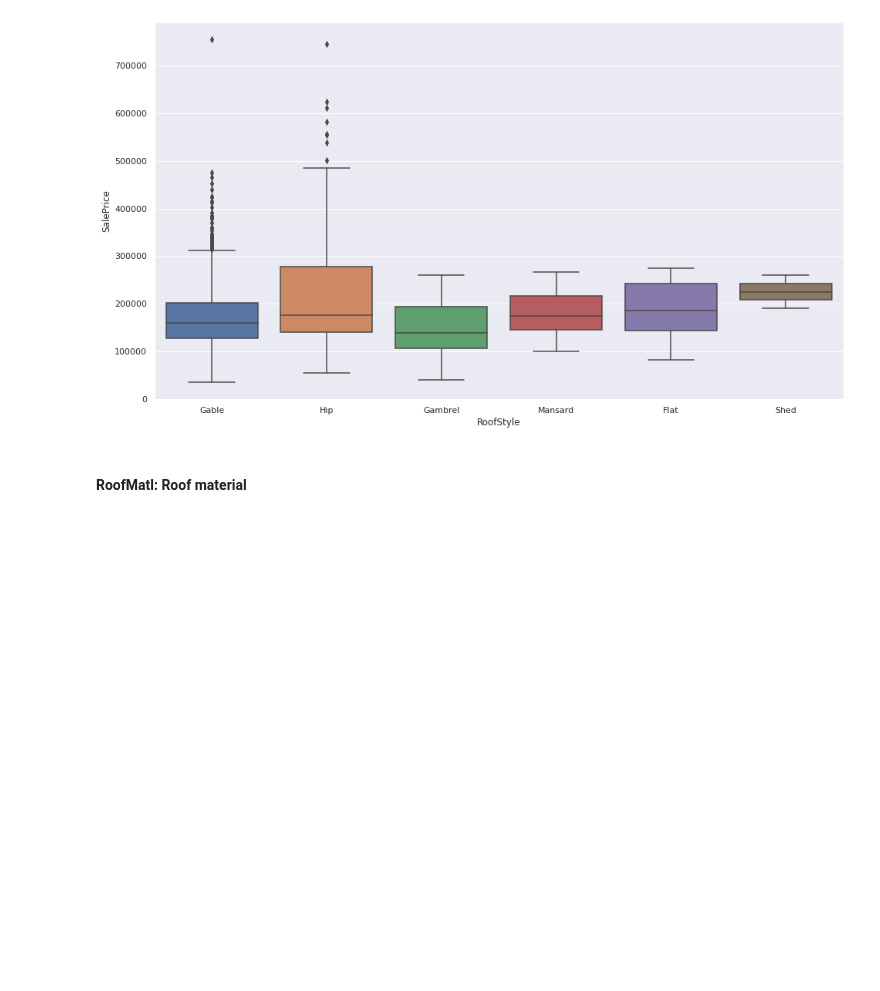
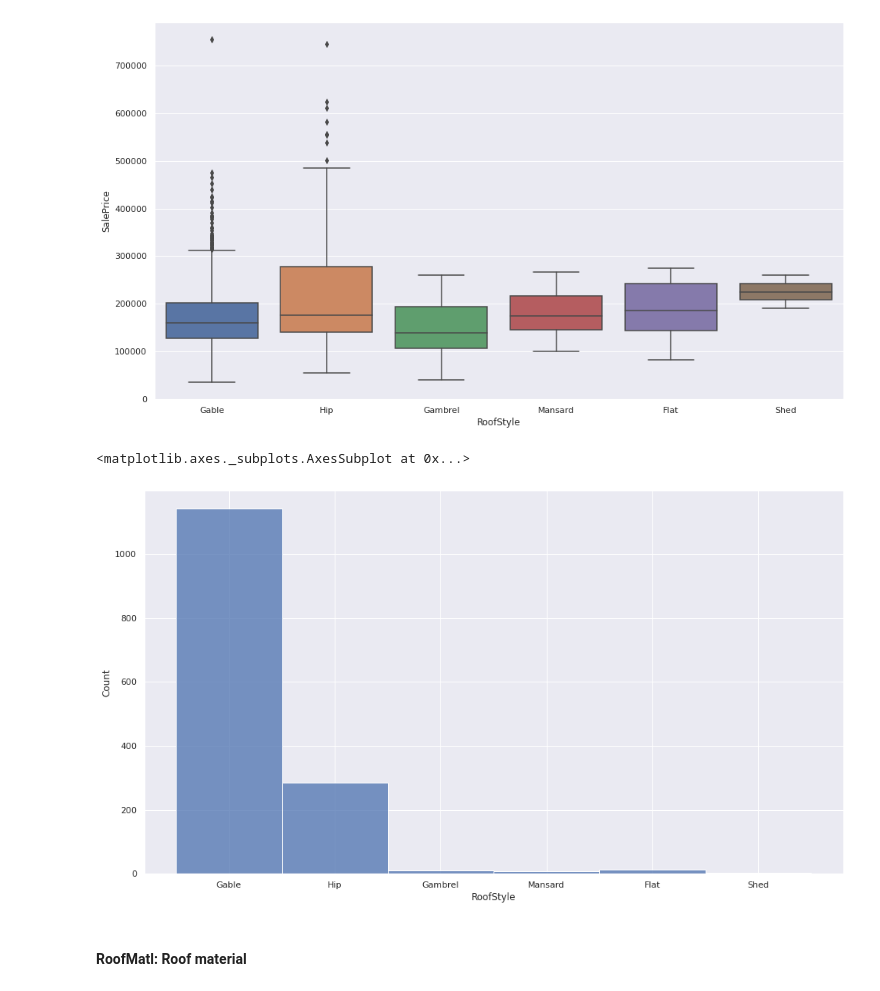
Before and after one commit to snaylix/House-prices-prediction, a Jupyter notebook: 2021-07-17_House-Prices_Prediction_01_EDA.ipynb, the cells around one changed output. Saved outputs shown, nothing was run; the diff lists cells and outputs as text; code cells hidden in the pictures; blank space fills up the shorter version.

Commit message:
[CED-008] Add more histplots

```diff
--- a/2021-07-17_House-Prices_Prediction_01_EDA.ipynb
+++ b/2021-07-17_House-Prices_Prediction_01_EDA.ipynb
@@ -533,6 +533,11 @@ create_plot('YearRemodAdd')
 create_plot('RoofStyle', 'boxplot')
 # %% [output]
 [figure]
+# %%
+sns.histplot(data=df_train, x="RoofStyle")
+# %% [output]
+<matplotlib.axes._subplots.AxesSubplot at 0x...>
+[figure, added]
 # %% [markdown]
 #### RoofMatl: Roof material
 # %% [markdown]
```
Also changed, not shown: parts of 4 cells of this notebook.
